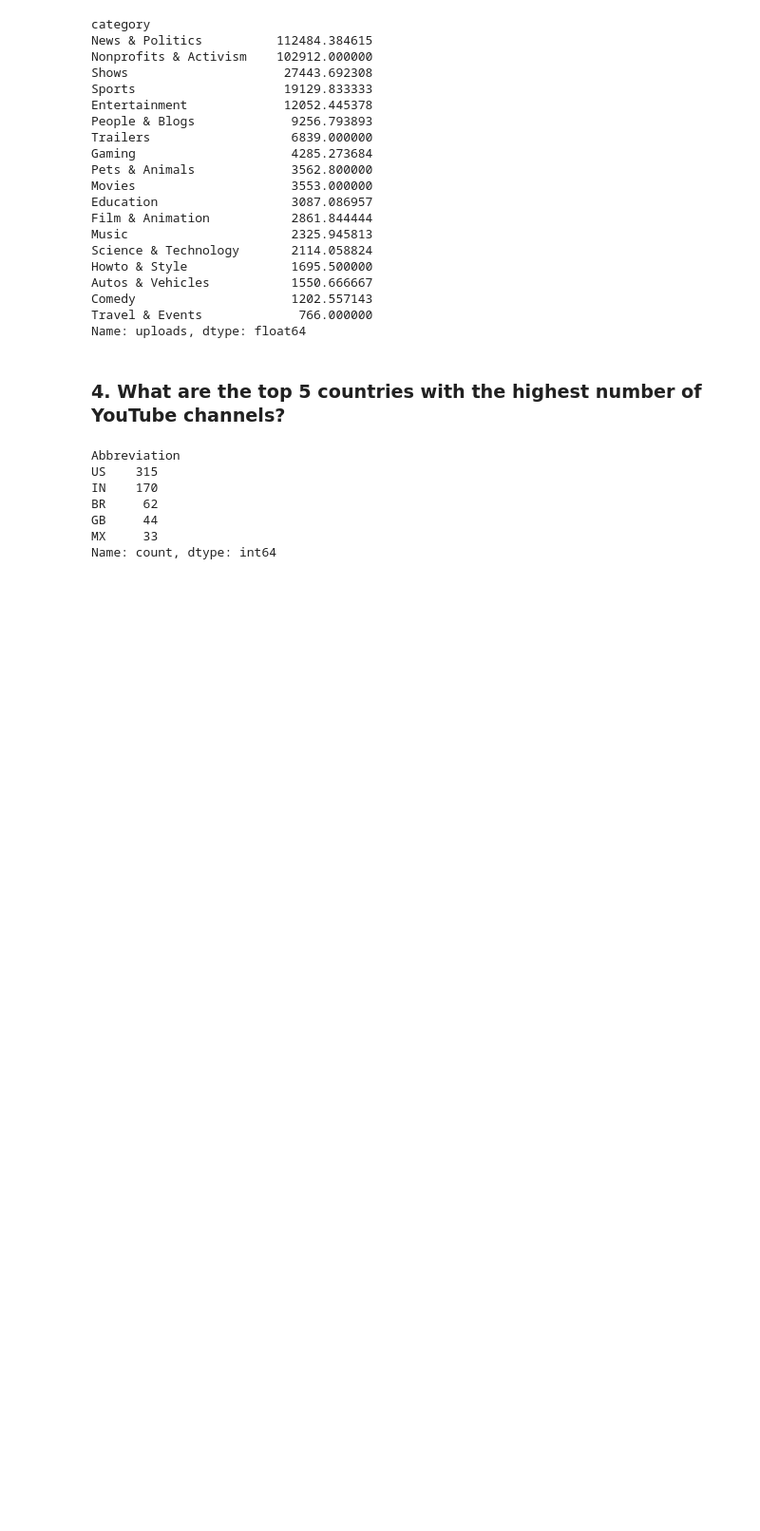
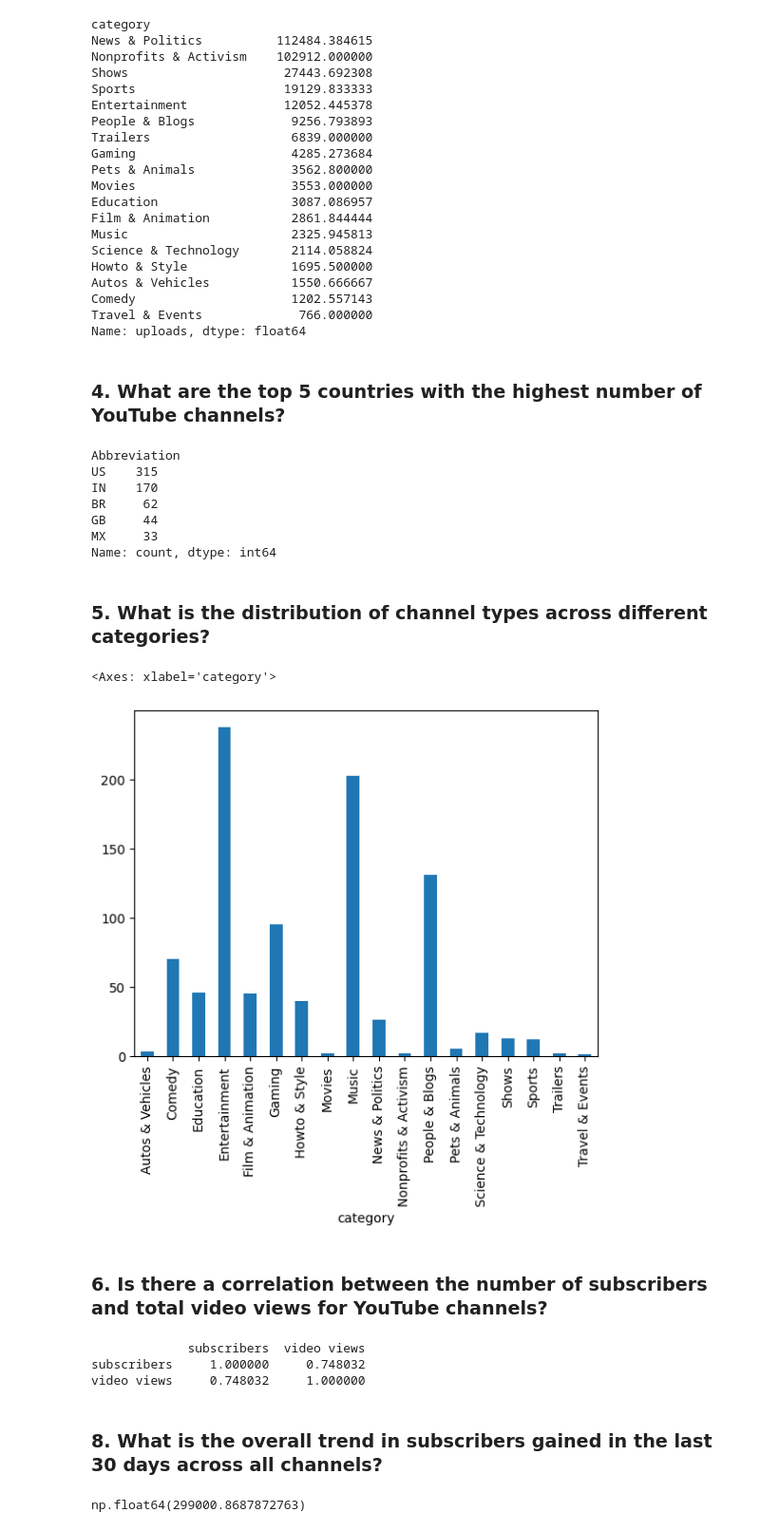
Before and after one commit to rajvee18/Projects, a Jupyter notebook: youtube_dataset_analysis.ipynb, the cells around one changed output. Shown: that part at 95% size. Drawn from its saved outputs; the diff is of its cells as text; code cells hidden in the pictures; blank space fills up the shorter version.

Commit message:
youtube_dataset_analysis

```diff
--- a/youtube_dataset_analysis.ipynb
+++ b/youtube_dataset_analysis.ipynb
@@ -70,0 +50,15 @@ dtype: int64
+# %%
+
+
+df['subscribers'] = df['subscribers'].fillna(df['subscribers'].mean())
+df['created_year'] = df['created_year'].fillna(df['created_year'].mean())
+df['Unemployment rate'] = df['Unemployment rate'].fillna(df['Unemployment rate'].mean())
+df['Urban_population'] = df['Urban_population'].fillna(df['Urban_population'].mean())
+
+df['Latitude'] = df['Latitude'].fillna(df['Latitude'].median())
+df['Longitude'] = df['Longitude'].fillna(df['Longitude'].mean())
+
+df['subscribers_for_last_30_days'] = df['subscribers_for_last_30_days'].fillna(df['subscribers_for_last_30_days'].median())
+df['Gross tertiary education enrollment (%)'] = df['Gross tertiary education enrollment (%)'].fillna(df['Gross tertiary education enrollment (%)'].mean())
+
+df.isnull().sum()
@@ -141,0 +152,26 @@ df.groupby(['category'])['']
+# %% [markdown]
+### 5.	What is the distribution of channel types across different categories?
+# %%
+distribution = df.groupby(['category'])['Youtuber'].count()
+
+distribution.plot(kind='bar')
+# %% [output]
+<Axes: xlabel='category'>
+[figure, added]
+# %% [markdown]
+### 6.	Is there a correlation between the number of subscribers and total video views for YouTube channels?
+# %%
+sub_views = df[['subscribers', 'video views']]
+correlation = sub_views.corr()
+
+print(correlation)
+# %% [output]
+             subscribers  video views
+subscribers     1.000000     0.748032
+video views     0.748032     1.000000
+# %% [markdown]
+### 8.	What is the overall trend in subscribers gained in the last 30 days across all channels?
+# %%
+df['subscribers_for_last_30_days'].mean()
+# %% [output]
+np.float64(299000.8687872763)
```
Also changed, not shown: parts of 29 cells of this notebook.
